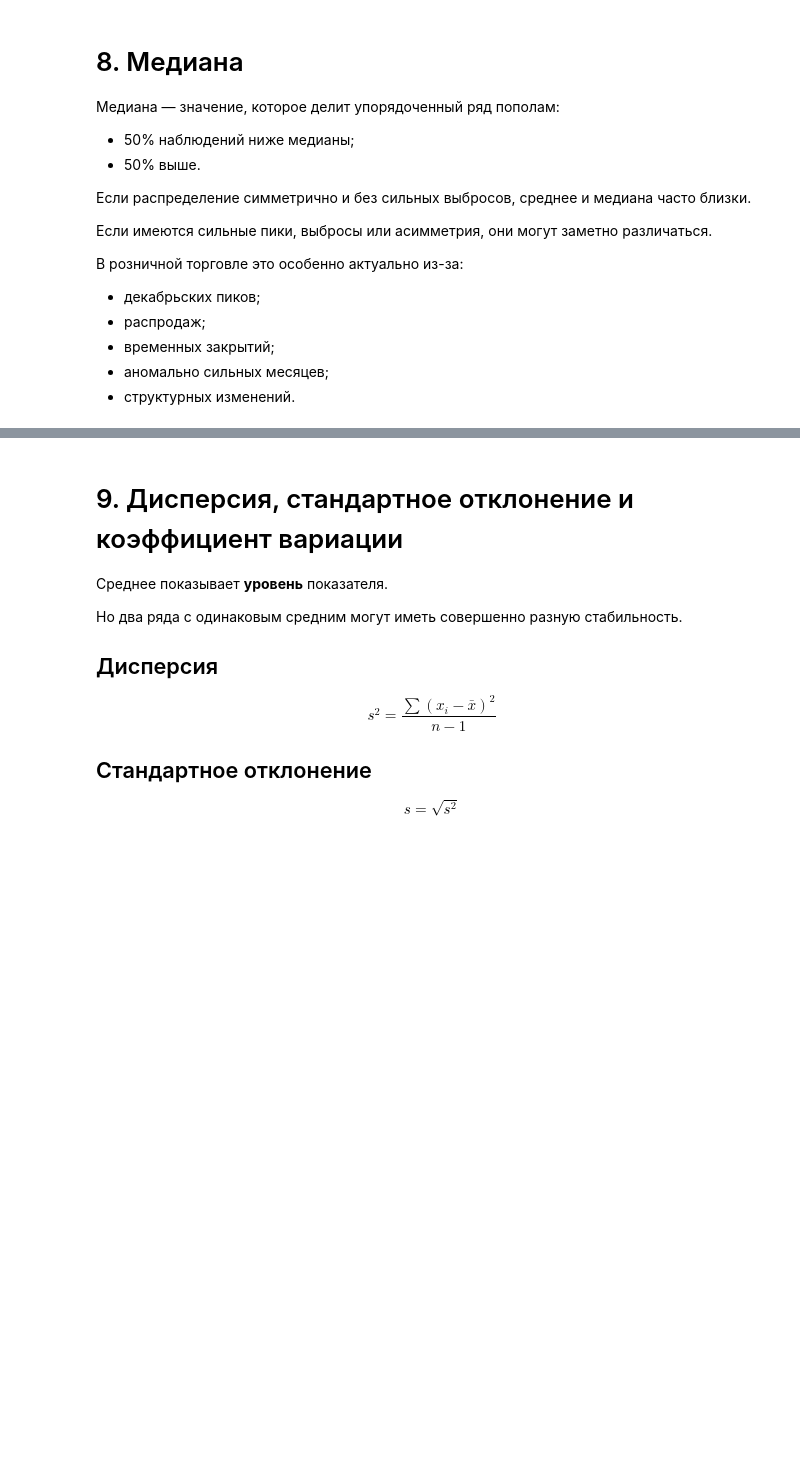
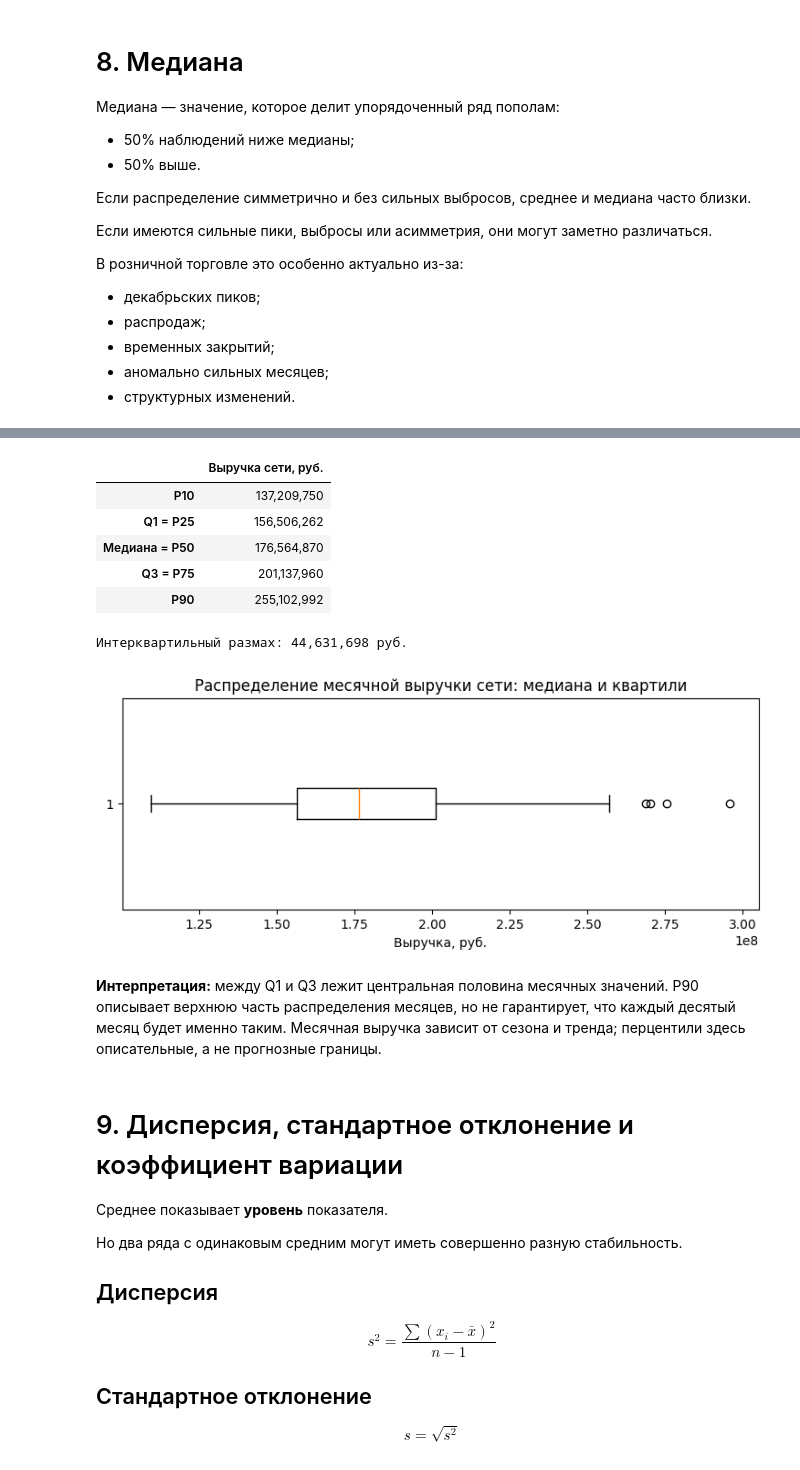
Before and after one commit to Tsyban/retail-analytics-python, a Jupyter notebook: notebooks/01_descriptive_statistics/Урок1.ipynb, the cells around one changed output, grey strips where cells are left out. Drawn from its saved outputs; the diff is of its cells as text; code cells hidden in the pictures; blank space fills up the shorter version.

```diff
--- a/notebooks/01_descriptive_statistics/Урок1.ipynb
+++ b/notebooks/01_descriptive_statistics/Урок1.ipynb
@@ -628,3 +778,37 @@ display(mean_median.round(3))
+# %%
+# --- Квантили месячной выручки сети ---
+# Каждый месяц — одно наблюдение; dropna() убирает гипотетические пропуски.
+monthly_revenue = network["Выручка"].dropna()
+
+# Берём 5 квантилей: 10%, 25%, 50%, 75%, 90%.
+# interpolation="linear" — как в Excel PERCENTILE.INC / ПЕРСЕНТИЛЬ.ВКЛ.
+quantiles = monthly_revenue.quantile([0.10, 0.25, 0.50, 0.75, 0.90], interpolation="linear")
+quantiles.index = ["P10", "Q1 = P25", "Медиана = P50", "Q3 = P75", "P90"]
+
+# Styler.format("{:,.0f}") выводит значения с разделителем разрядов без знаков после запятой.
+display(quantiles.to_frame("Выручка сети, руб.").style.format("{:,.0f}"))
+
+# IQR — разница между третьим и первым квартилями, длина "центральной половины".
+iqr = monthly_revenue.quantile(0.75) - monthly_revenue.quantile(0.25)
+print(f"Интерквартильный размах: {iqr:,.0f} руб.")
+
+# Boxplot: медиана + квартили + выбросы одной картинкой.
+plt.figure(figsize=(9,3))
+plt.boxplot(monthly_revenue, vert=False)
+plt.title("Распределение месячной выручки сети: медиана и квартили")
+plt.xlabel("Выручка, руб.")
+plt.show()
+# %% [output]
+|  | Выручка сети, руб. |
+| P10 | 137,209,750 |
+| Q1 = P25 | 156,506,262 |
+| Медиана = P50 | 176,564,870 |
+| Q3 = P75 | 201,137,960 |
+| P90 | 255,102,992 |
+Интерквартильный размах: 44,631,698 руб.
+[figure, added]
+# %% [markdown]
+**Интерпретация:** между Q1 и Q3 лежит центральная половина месячных значений. P90 описывает верхнюю часть распределения месяцев, но не гарантирует, что каждый десятый месяц будет именно таким. Месячная выручка зависит от сезона и тренда; перцентили здесь описательные, а не прогнозные границы.
 # %% [markdown]
 # 9. Дисперсия, стандартное отклонение и коэффициент вариации
 
```
Also changed, not shown: parts of 106 cells of this notebook.
